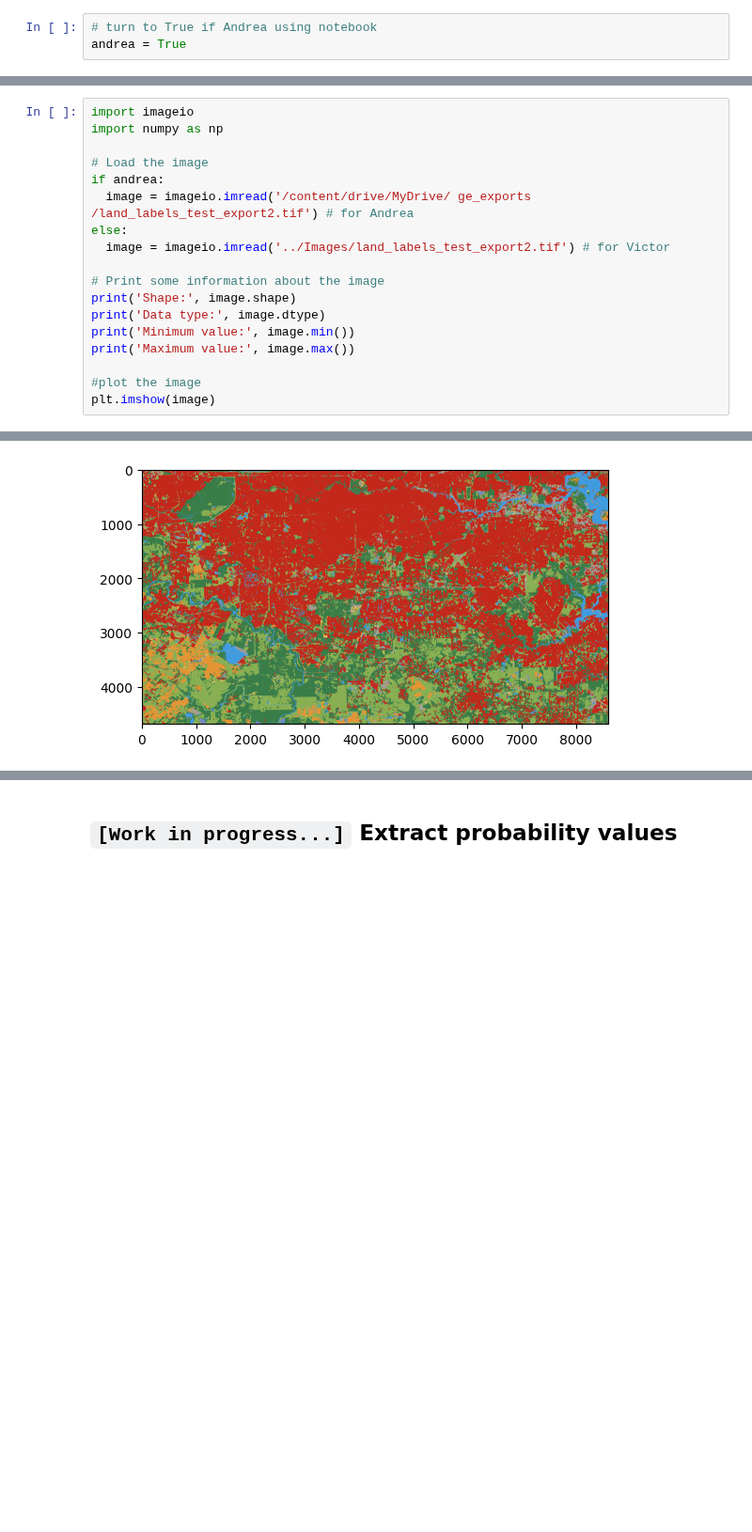
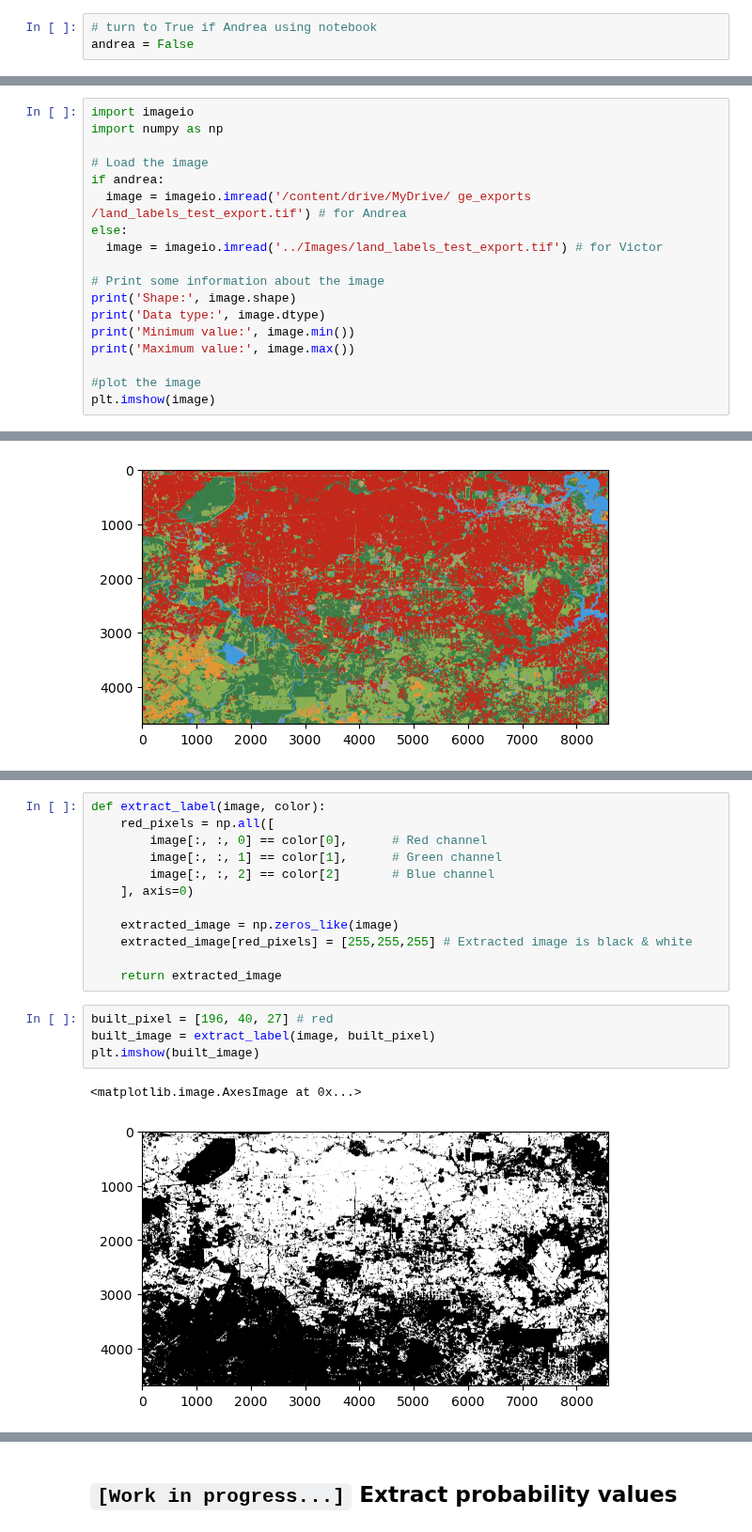
Before and after one commit to victor-radermecker/AdvancedLandCoverAnalytics-Pipeline, a Jupyter notebook: Google_Earth_Engine/dynamic-world-package-victor.ipynb, the cells around one changed output, grey strips where cells are left out. Shown at 94% size. Drawn from its saved outputs; the diff is of its cells as text; blank space fills up the shorter version.

Commit message:
Extracting Built Label

```diff
--- a/Google_Earth_Engine/dynamic-world-package-victor.ipynb
+++ b/Google_Earth_Engine/dynamic-world-package-victor.ipynb
@@ -1,6 +1,6 @@
 # %%
 # turn to True if Andrea using notebook
-andrea = True
+andrea = False
 # %%
 import pandas as pd
 import ee
@@ -207,9 +198,9 @@ import numpy as np
 
 # Load the image
 if andrea:
-  image = imageio.imread('/content/drive/MyDrive/ ge_exports /land_labels_test_export2.tif') # for Andrea
+  image = imageio.imread('/content/drive/MyDrive/ ge_exports /land_labels_test_export.tif') # for Andrea
 else:
-  image = imageio.imread('../Images/land_labels_test_export2.tif') # for Victor
+  image = imageio.imread('../Images/land_labels_test_export.tif') # for Victor
 
 # Print some information about the image
 print('Shape:', image.shape)
@@ -228,0 +242,19 @@ Maximum value: 228
+# %%
+def extract_label(image, color):
+    red_pixels = np.all([
+        image[:, :, 0] == color[0],      # Red channel
+        image[:, :, 1] == color[1],      # Green channel
+        image[:, :, 2] == color[2]       # Blue channel
+    ], axis=0)
+
+    extracted_image = np.zeros_like(image)
+    extracted_image[red_pixels] = [255,255,255] # Extracted image is black & white
+
+    return extracted_image
+# %%
+built_pixel = [196, 40, 27] # red
+built_image = extract_label(image, built_pixel)
+plt.imshow(built_image)
+# %% [output]
+<matplotlib.image.AxesImage at 0x...>
+[figure, added]
```
Also changed, not shown: parts of 4 cells of this notebook.
